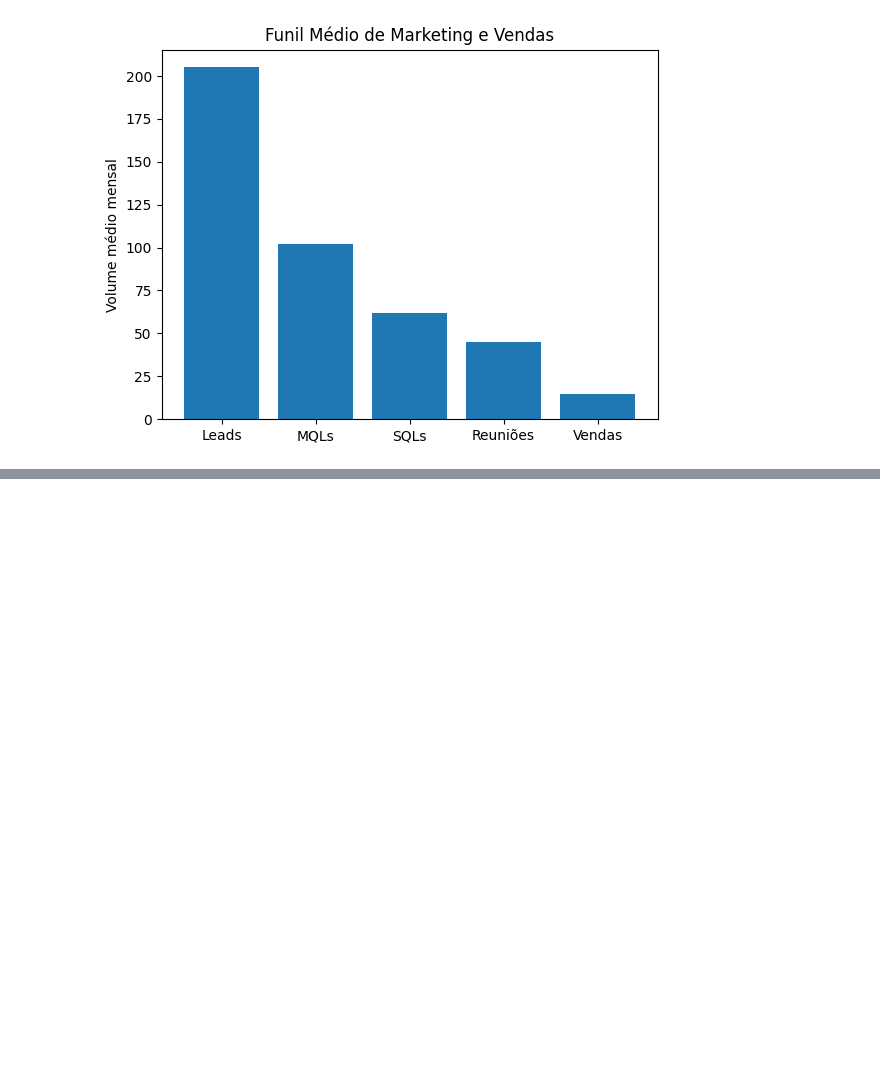
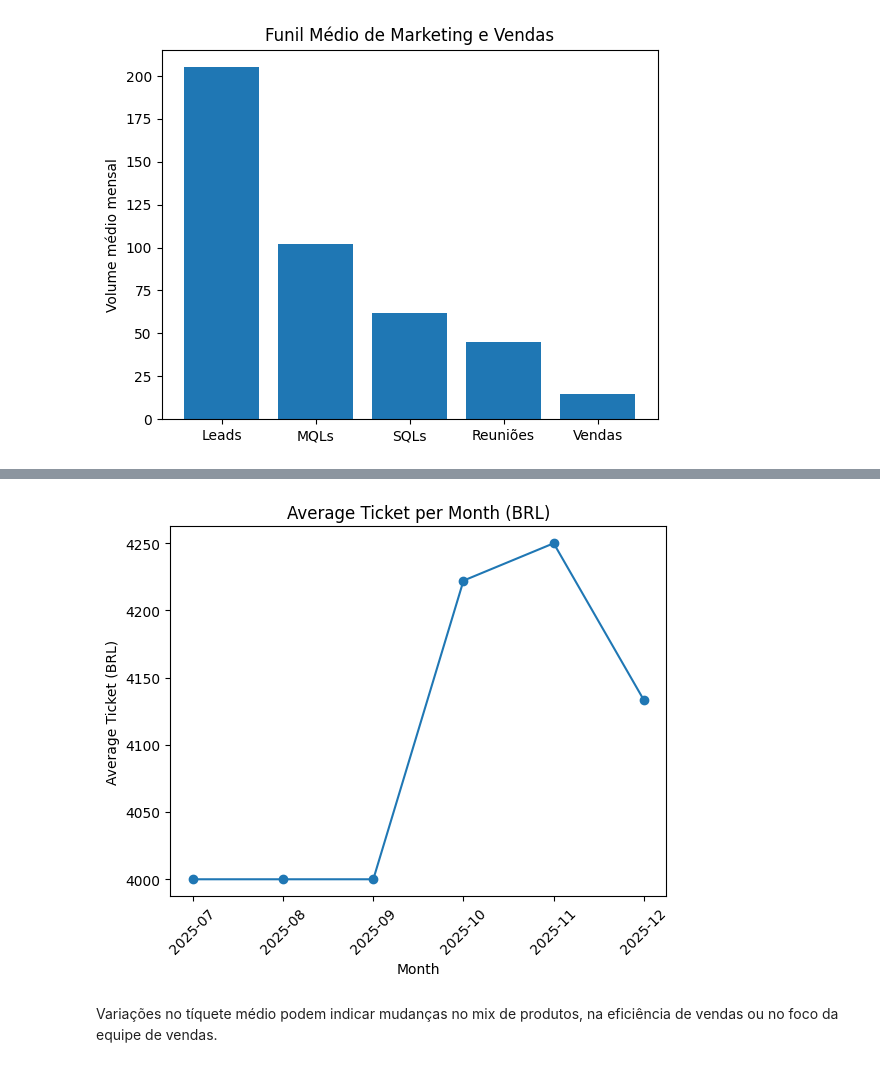
Before and after one commit to bsmiranda/revops-executive-training-analysis, a Jupyter notebook: notebooks/01_data_exploration.ipynb, the cells around one changed output, grey strips where cells are left out. Saved outputs shown, nothing was run; the diff lists cells and outputs as text; code cells hidden in the pictures; blank space fills up the shorter version.

```diff
--- a/notebooks/01_data_exploration.ipynb
+++ b/notebooks/01_data_exploration.ipynb
@@ -99,0 +141,4 @@ plt.show()
+# %%
+df["average_ticket_brl"] = df["revenue_brl"] / df["deals_closed"]
+
+df[["month", "average_ticket_brl"]]
@@ -99,0 +153,12 @@ plt.show()
+# %%
+plt.figure()
+plt.plot(df["month"], df["average_ticket_brl"], marker="o")
+plt.title("Average Ticket per Month (BRL)")
+plt.xlabel("Month")
+plt.ylabel("Average Ticket (BRL)")
+plt.xticks(rotation=45)
+plt.show()
+# %% [output]
+[figure, added]
+# %% [markdown]
+Variações no tíquete médio podem indicar mudanças no mix de produtos, na eficiência de vendas ou no foco da equipe de vendas.
```
Also changed, not shown: parts of 13 cells of this notebook, 1 other file.
